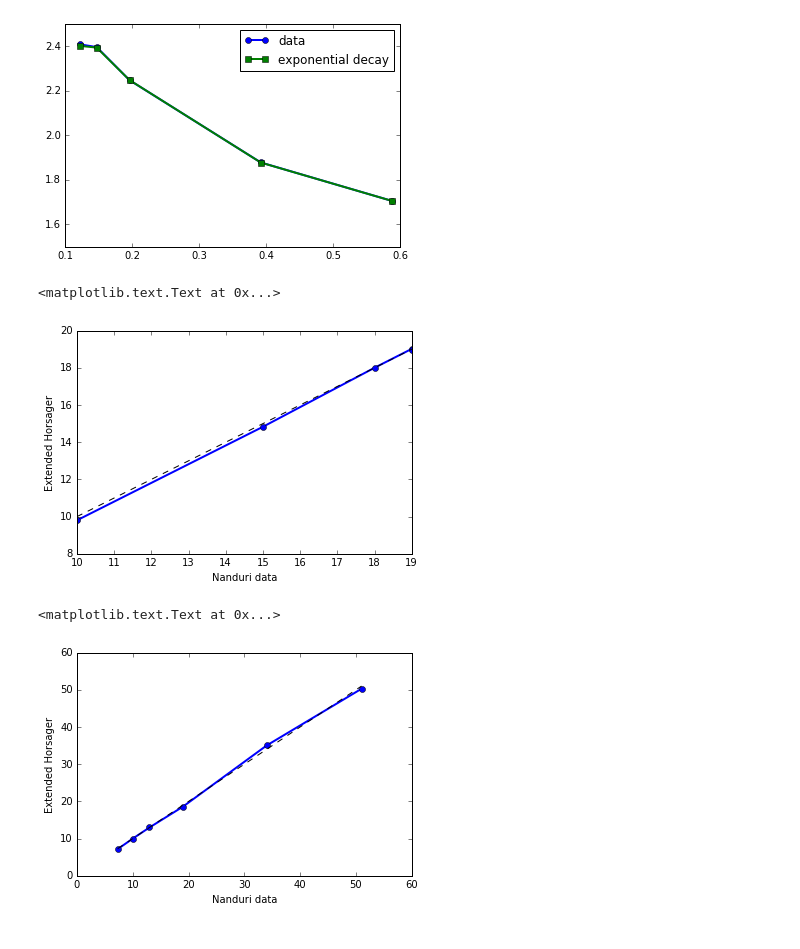
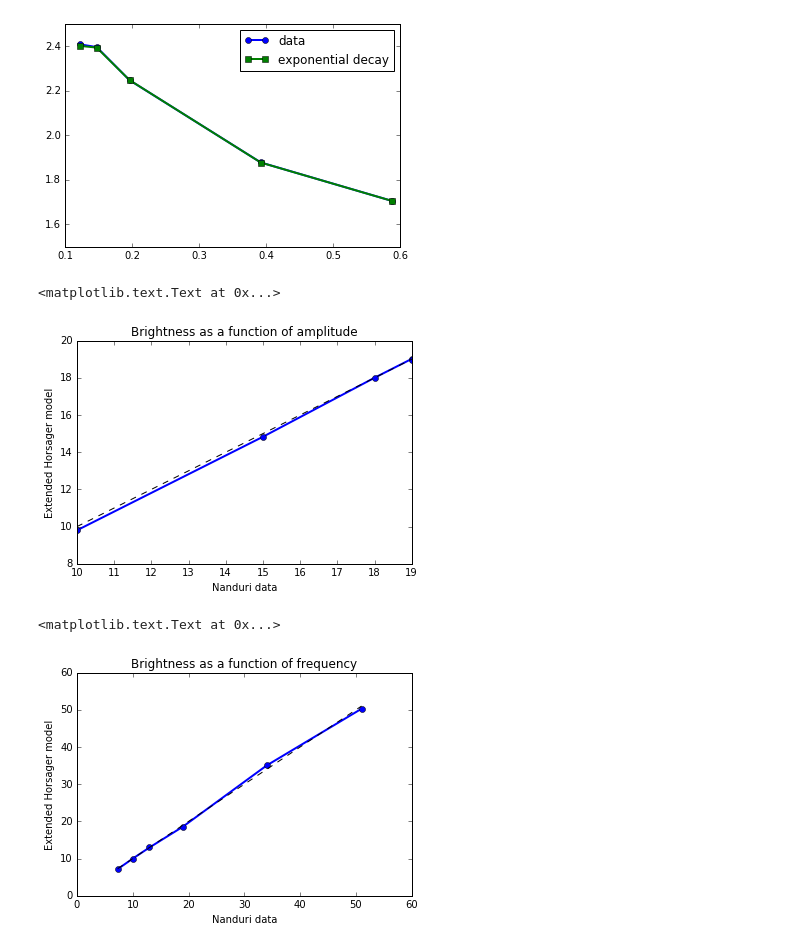
Before and after one commit to mbeyeler/pulse2percept, a Jupyter notebook: examples/notebooks/1.1-mb-exp-nanduri2012-fix.ipynb, the cells around one changed output. Cells and saved outputs as stored; diff of their text form; code cells hidden in the pictures.

```diff
--- a/examples/notebooks/1.1-mb-exp-nanduri2012-fix.ipynb
+++ b/examples/notebooks/1.1-mb-exp-nanduri2012-fix.ipynb
@@ -200,17 +200,18 @@ horsager = ExtendedHorsagerModel(model='Nanduri')
 # %%
 B = []
 for ampl,s in zip(all_amps, all_scale):
     R4 = horsager.model_cascade(get_pulse_train(20, ampl), dojit=True)
     B.append(R4.data.max())
 B = np.array(B)
 
 plt.plot(out_amps, B, '-o', linewidth=2)
 plt.plot([out_amps[0], out_amps[-1]], [out_amps[0], out_amps[-1]], '--k')
 plt.xlabel('Nanduri data')
-plt.ylabel('Extended Horsager')
+plt.ylabel('Extended Horsager model')
+plt.title('Brightness as a function of amplitude')
 # %% [output]
 <matplotlib.text.Text at 0x...>
-[figure, old version]
+[figure, new version]
 # %%
 B = []
 for freq in all_freqs:
@@ -221,7 +222,8 @@ for freq in all_freqs:
 plt.plot(out_freqs, B, '-o', linewidth=2)
 plt.plot([out_freqs[0], out_freqs[-1]], [out_freqs[0], out_freqs[-1]], '--k')
 plt.xlabel('Nanduri data')
-plt.ylabel('Extended Horsager')
+plt.ylabel('Extended Horsager model')
+plt.title('Brightness as a function of frequency')
 # %% [output]
 <matplotlib.text.Text at 0x...>
-[figure, old version]
+[figure, new version]
```
Also changed, not shown: parts of 5 cells of this notebook.
